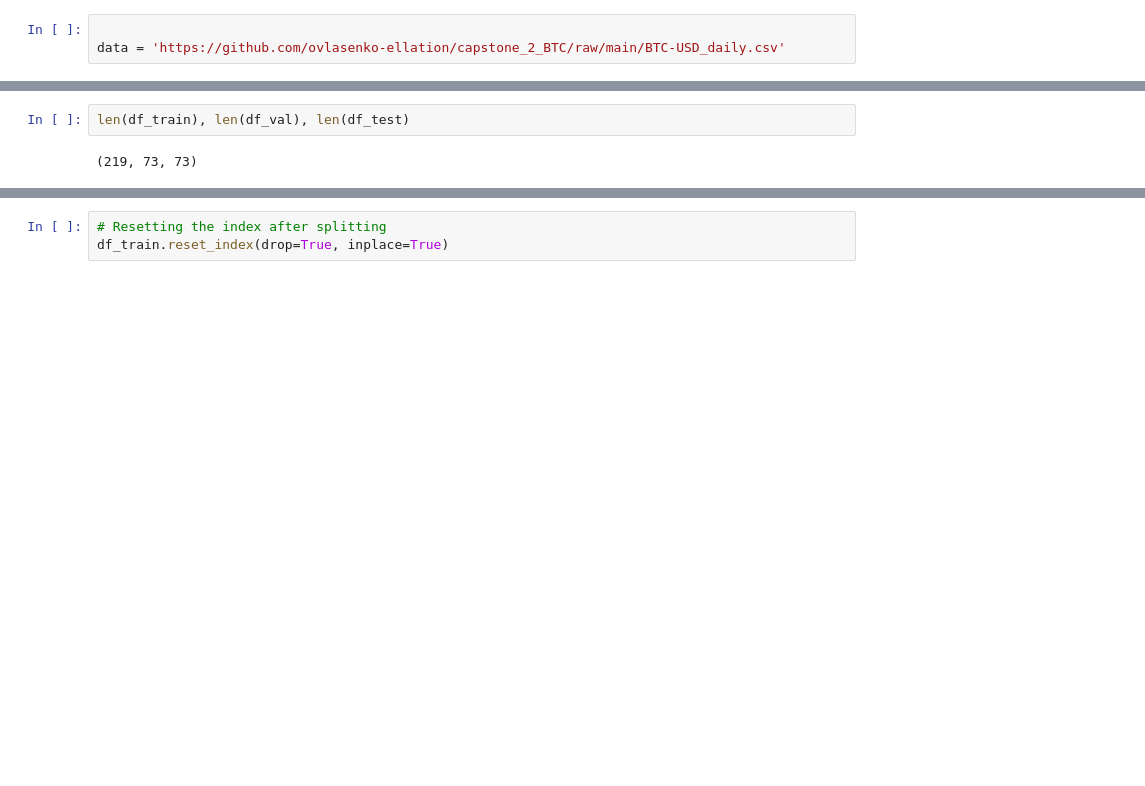
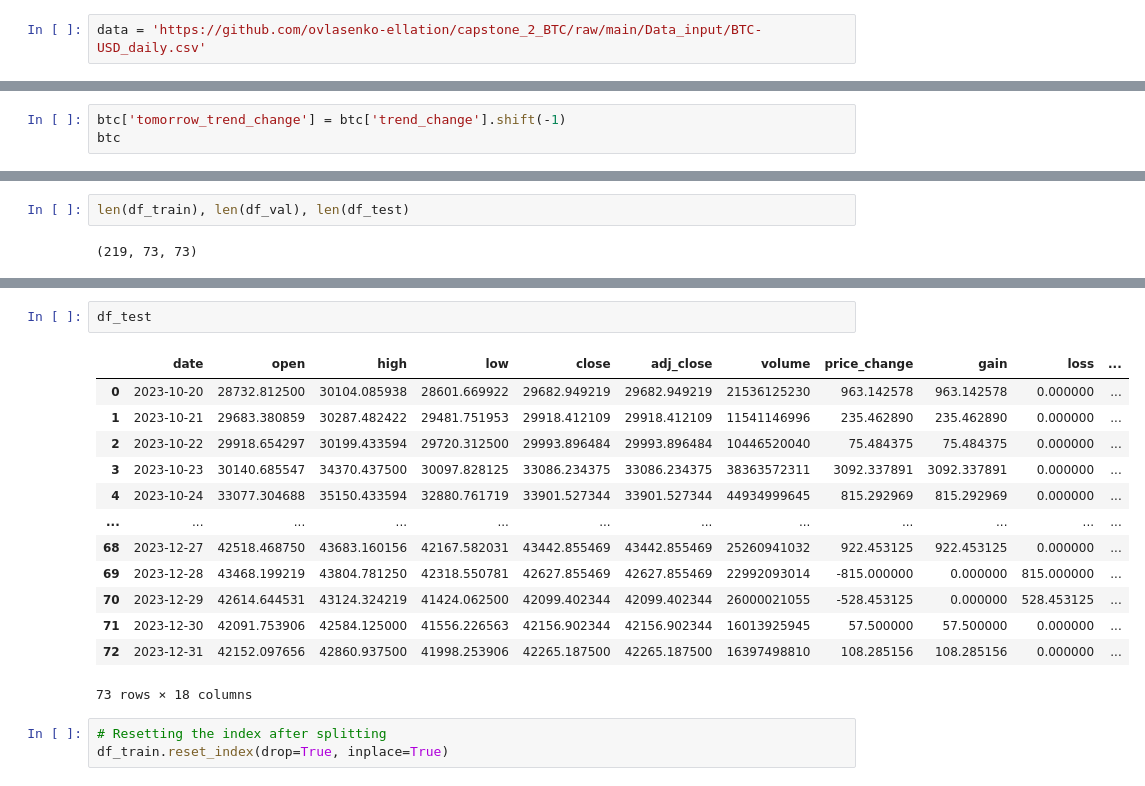
Before and after one commit to ovlasenko-ellation/capstone_2_BTC, a Jupyter notebook: Capstone2_EDA.ipynb, the cells around one changed output, grey strips where cells are left out. Drawn from its saved outputs; the diff is of its cells as text; blank space fills up the shorter version.

```diff
--- a/Capstone2_EDA.ipynb
+++ b/Capstone2_EDA.ipynb
@@ -15,8 +14,7 @@ from matplotlib import pyplot as plt
 # %% [markdown]
 ##Importing the data
 # %%
-
-data = 'https://github.com/ovlasenko-ellation/capstone_2_BTC/raw/main/BTC-USD_daily.csv'
+data = 'https://github.com/ovlasenko-ellation/capstone_2_BTC/raw/main/Data_input/BTC-USD_daily.csv'
 # %%
 btc = pd.read_csv(data)
 btc.head()
@@ -295,3 +293,6 @@ btc
 | 363 | 2023-12-30 | 42091.753906 | 42584.125000 | 41556.226563 | 42156.902344 | 42156.902344 | 16013925945 | 57.500000 | 57.500000 | 0.000000 | ... |
 | 364 | 2023-12-31 | 42152.097656 | 42860.937500 | 41998.253906 | 42265.187500 | 42265.187500 | 16397498810 | 108.285156 | 108.285156 | 0.000000 | ... |
 365 rows × 17 columns
+# %%
+btc['tomorrow_trend_change'] = btc['trend_change'].shift(-1)
+btc
@@ -423,3 +449,19 @@ df_train
+# %%
+df_test
+# %% [output]
+|  | date | open | high | low | close | adj_close | volume | price_change | gain | loss | ... |
+| 0 | 2023-10-20 | 28732.812500 | 30104.085938 | 28601.669922 | 29682.949219 | 29682.949219 | 21536125230 | 963.142578 | 963.142578 | 0.000000 | ... |
+| 1 | 2023-10-21 | 29683.380859 | 30287.482422 | 29481.751953 | 29918.412109 | 29918.412109 | 11541146996 | 235.462890 | 235.462890 | 0.000000 | ... |
+| 2 | 2023-10-22 | 29918.654297 | 30199.433594 | 29720.312500 | 29993.896484 | 29993.896484 | 10446520040 | 75.484375 | 75.484375 | 0.000000 | ... |
+| 3 | 2023-10-23 | 30140.685547 | 34370.437500 | 30097.828125 | 33086.234375 | 33086.234375 | 38363572311 | 3092.337891 | 3092.337891 | 0.000000 | ... |
+| 4 | 2023-10-24 | 33077.304688 | 35150.433594 | 32880.761719 | 33901.527344 | 33901.527344 | 44934999645 | 815.292969 | 815.292969 | 0.000000 | ... |
+| ... | ... | ... | ... | ... | ... | ... | ... | ... | ... | ... | ... |
+| 68 | 2023-12-27 | 42518.468750 | 43683.160156 | 42167.582031 | 43442.855469 | 43442.855469 | 25260941032 | 922.453125 | 922.453125 | 0.000000 | ... |
+| 69 | 2023-12-28 | 43468.199219 | 43804.781250 | 42318.550781 | 42627.855469 | 42627.855469 | 22992093014 | -815.000000 | 0.000000 | 815.000000 | ... |
+| 70 | 2023-12-29 | 42614.644531 | 43124.324219 | 41424.062500 | 42099.402344 | 42099.402344 | 26000021055 | -528.453125 | 0.000000 | 528.453125 | ... |
+| 71 | 2023-12-30 | 42091.753906 | 42584.125000 | 41556.226563 | 42156.902344 | 42156.902344 | 16013925945 | 57.500000 | 57.500000 | 0.000000 | ... |
+| 72 | 2023-12-31 | 42152.097656 | 42860.937500 | 41998.253906 | 42265.187500 | 42265.187500 | 16397498810 | 108.285156 | 108.285156 | 0.000000 | ... |
+73 rows × 18 columns
 # %%
 # Resetting the index after splitting
 df_train.reset_index(drop=True, inplace=True)
```
Also changed, not shown: parts of 51 cells of this notebook.
